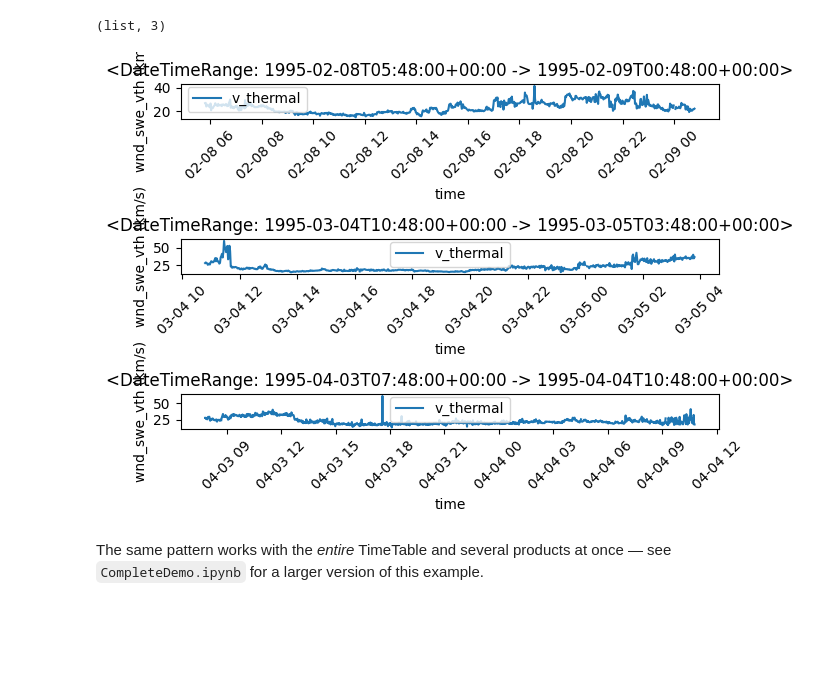
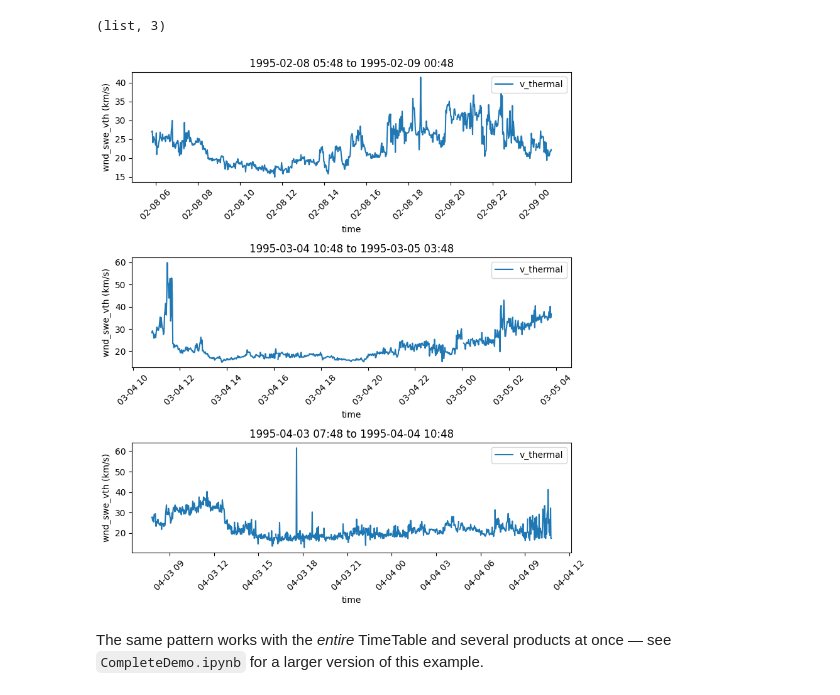
Before and after one commit to SciQLop/speasy, a Jupyter notebook: docs/examples/CatalogsAndTimeTables.ipynb, the cells around one changed output. Drawn from its saved outputs; the diff is of its cells as text; code cells hidden in the pictures; blank space fills up the shorter version.

```diff
--- a/docs/examples/CatalogsAndTimeTables.ipynb
+++ b/docs/examples/CatalogsAndTimeTables.ipynb
@@ -74,8 +74,11 @@ ace_dataset["b_gse"].columns, sorted(list(ace_dataset))
 # %% [output]
 (['bx', 'by', 'bz'], ['b_gse', 'b_gsm', '|b|'])
 # %%
-plt.figure()
-ace_dataset.plot()
-plt.tight_layout()
+# Dataset.plot() puts every variable on one axis, which is unreadable here;
+# one subplot per variable is clearer
+fig, axes = plt.subplots(len(ace_dataset), 1, figsize=(8, 8), sharex=True)
+for ax, name in zip(axes, sorted(ace_dataset)):
+    ace_dataset[name].plot(ax=ax)
+fig.tight_layout()
 plt.show()
 # %% [output]
@@ -102,13 +105,13 @@ type(vth_per_cloud), len(vth_per_cloud)
 # %% [output]
 (list, 3)
 # %%
-fig, axes = plt.subplots(len(vth_per_cloud), 1, sharex=False)
+fig, axes = plt.subplots(len(vth_per_cloud), 1, figsize=(8, 9))
 for ax, var, cloud in zip(axes, vth_per_cloud, magnetic_clouds[:3]):
     var.plot(ax=ax)
-    ax.set_title(str(cloud))
-plt.tight_layout()
+    ax.set_title(f"{cloud.start_time:%Y-%m-%d %H:%M} to {cloud.stop_time:%Y-%m-%d %H:%M}")
+fig.tight_layout()
 plt.show()
 # %% [output]
-[figure, old version]
+[figure, new version]
 # %% [markdown]
 The same pattern works with the *entire* TimeTable and several products at once — see `CompleteDemo.ipynb` for a larger version of this example.
```
Also changed, not shown: parts of 3 cells of this notebook, 12 other files.
